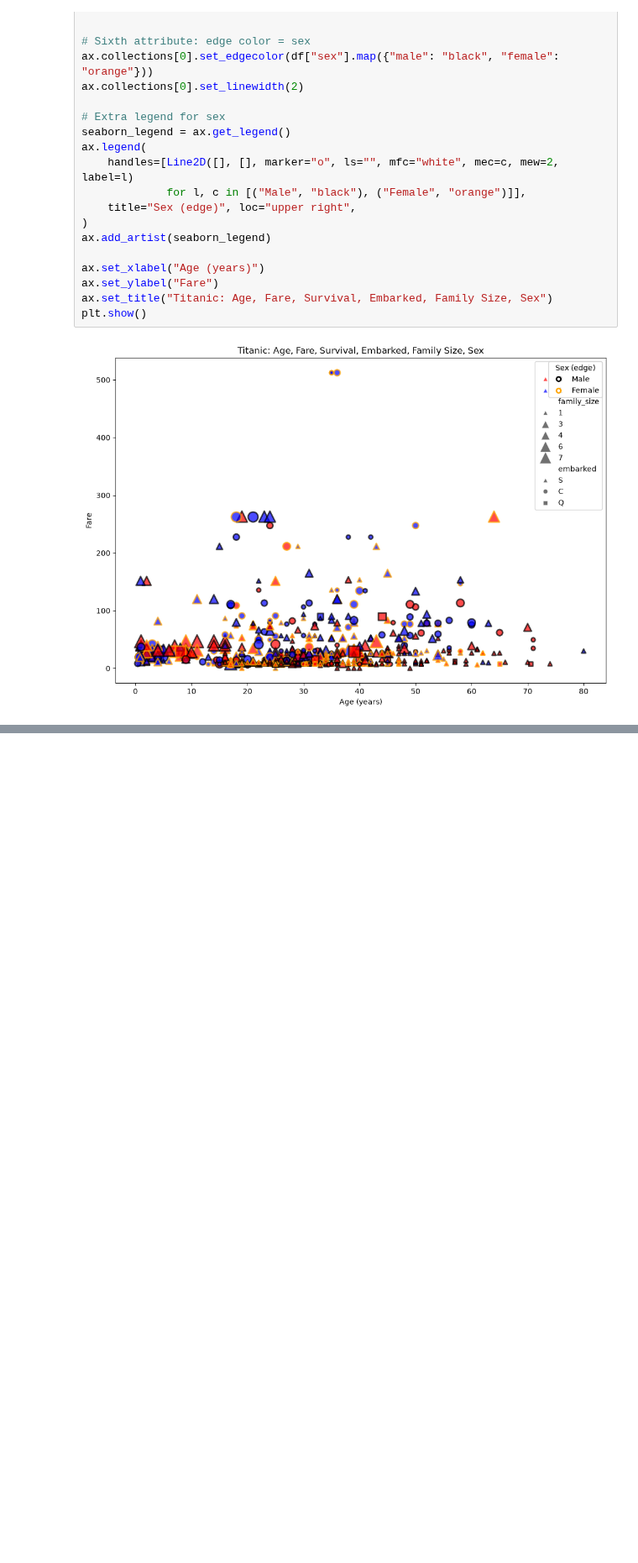
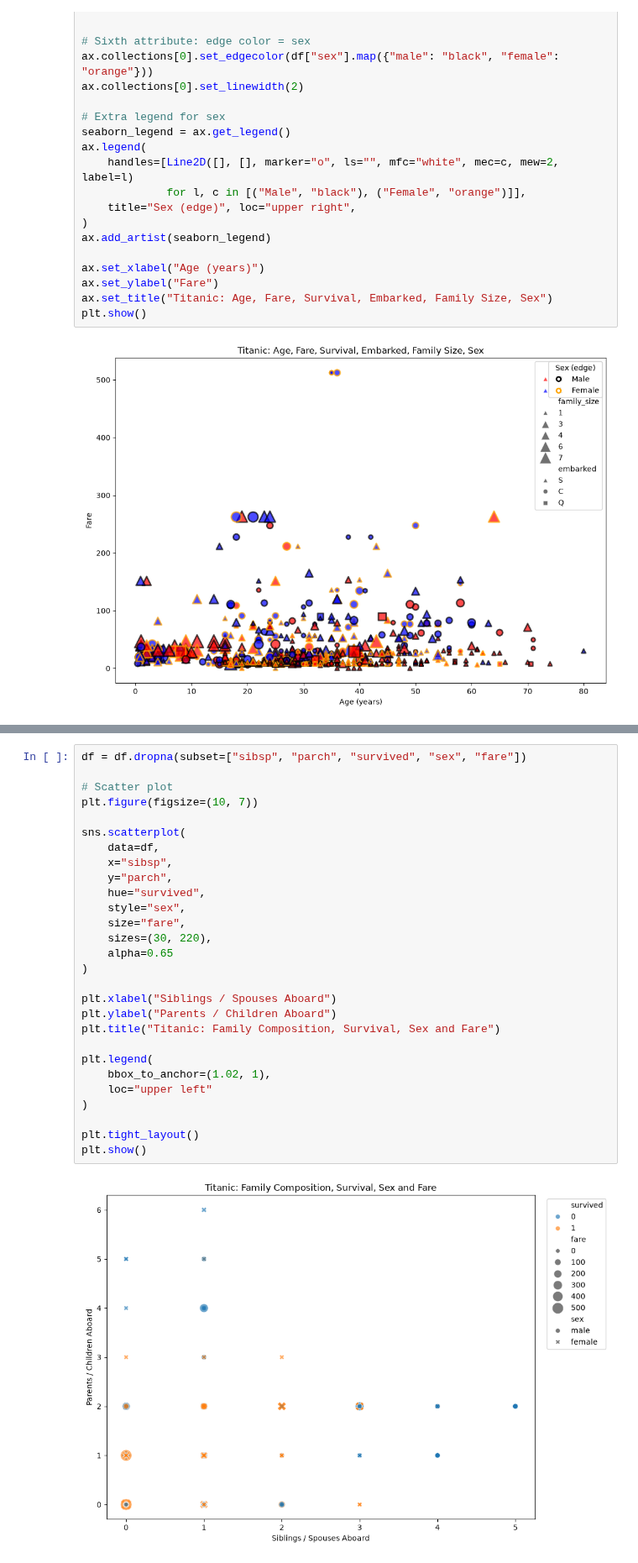
Before and after one commit to Waqar080206/DATA-VISUAL, a Jupyter notebook: EXP4/4.ipynb, the cells around one changed output, grey strips where cells are left out. Shown at 84% size. Drawn from its saved outputs; the diff is of its cells as text; blank space fills up the shorter version.

```diff
--- a/EXP4/4.ipynb
+++ b/EXP4/4.ipynb
@@ -225,0 +250,30 @@ plt.show()
+# %%
+df = df.dropna(subset=["sibsp", "parch", "survived", "sex", "fare"])
+
+# Scatter plot
+plt.figure(figsize=(10, 7))
+
+sns.scatterplot(
+    data=df,
+    x="sibsp",
+    y="parch",
+    hue="survived",
+    style="sex",
+    size="fare",
+    sizes=(30, 220),
+    alpha=0.65
+)
+
+plt.xlabel("Siblings / Spouses Aboard")
+plt.ylabel("Parents / Children Aboard")
+plt.title("Titanic: Family Composition, Survival, Sex and Fare")
+
+plt.legend(
+    bbox_to_anchor=(1.02, 1),
+    loc="upper left"
+)
+
+plt.tight_layout()
+plt.show()
+# %% [output]
+[figure, added]
```
Also changed, not shown: parts of 2 cells of this notebook, 6 other files.
